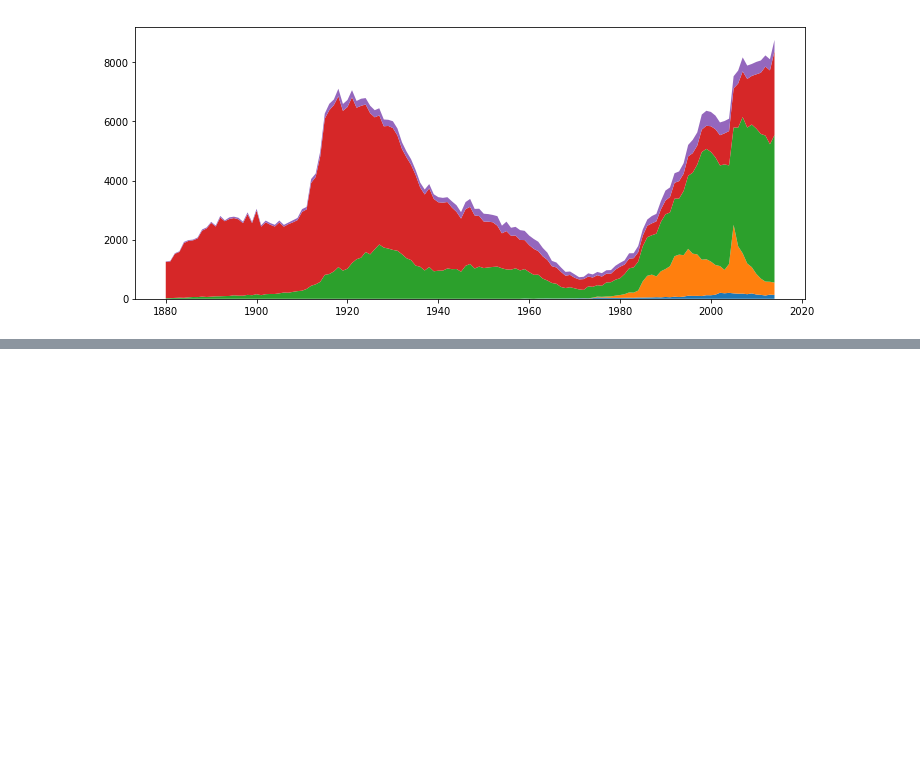
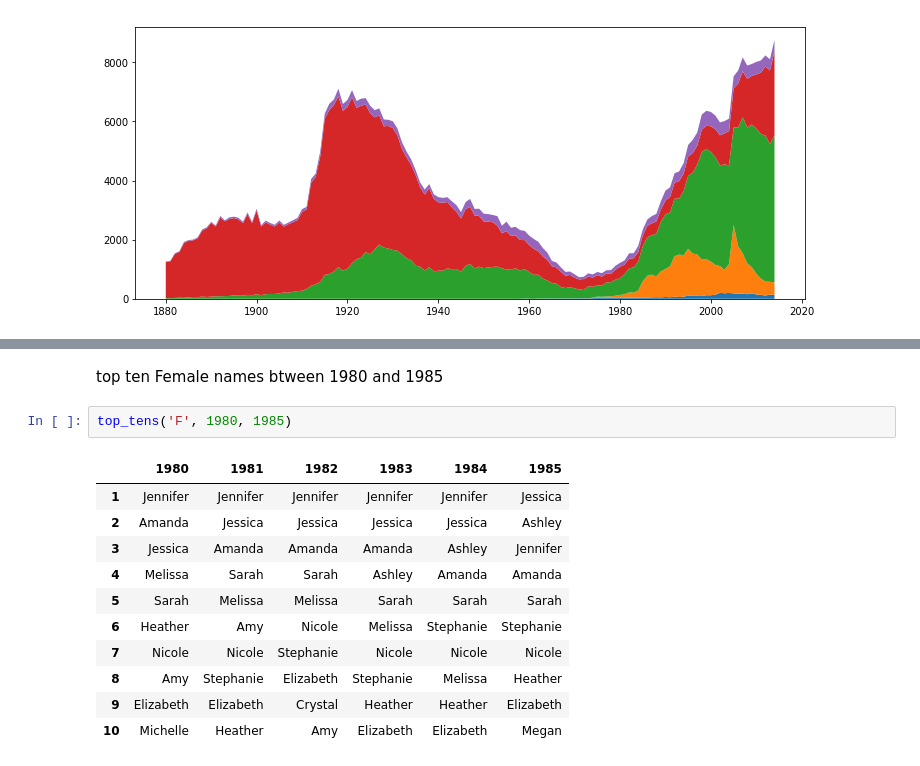
Before and after one commit to 4bic/learn_code, a Jupyter notebook: python:Data Analysis/baby names in panda.ipynb, the cells around one changed output, grey strips where cells are left out. Saved outputs shown, nothing was run; the diff lists cells and outputs as text; blank space fills up the shorter version.

```diff
--- a/python:Data Analysis/baby names in panda.ipynb
+++ b/python:Data Analysis/baby names in panda.ipynb
@@ -274,0 +357,16 @@ NameError: name 'palette' is not defined
+# %% [markdown]
+ top ten Female names btween 1980 and 1985
+# %%
+top_tens('F', 1980, 1985)
+# %% [output]
+|  | 1980 | 1981 | 1982 | 1983 | 1984 | 1985 |
+| 1 | Jennifer | Jennifer | Jennifer | Jennifer | Jennifer | Jessica |
+| 2 | Amanda | Jessica | Jessica | Jessica | Jessica | Ashley |
+| 3 | Jessica | Amanda | Amanda | Amanda | Ashley | Jennifer |
+| 4 | Melissa | Sarah | Sarah | Ashley | Amanda | Amanda |
+| 5 | Sarah | Melissa | Melissa | Sarah | Sarah | Sarah |
+| 6 | Heather | Amy | Nicole | Melissa | Stephanie | Stephanie |
+| 7 | Nicole | Nicole | Stephanie | Nicole | Nicole | Nicole |
+| 8 | Amy | Stephanie | Elizabeth | Stephanie | Melissa | Heather |
+| 9 | Elizabeth | Elizabeth | Crystal | Heather | Heather | Elizabeth |
+| 10 | Michelle | Heather | Amy | Elizabeth | Elizabeth | Megan |
```
Also changed, not shown: parts of 12 cells of this notebook.
